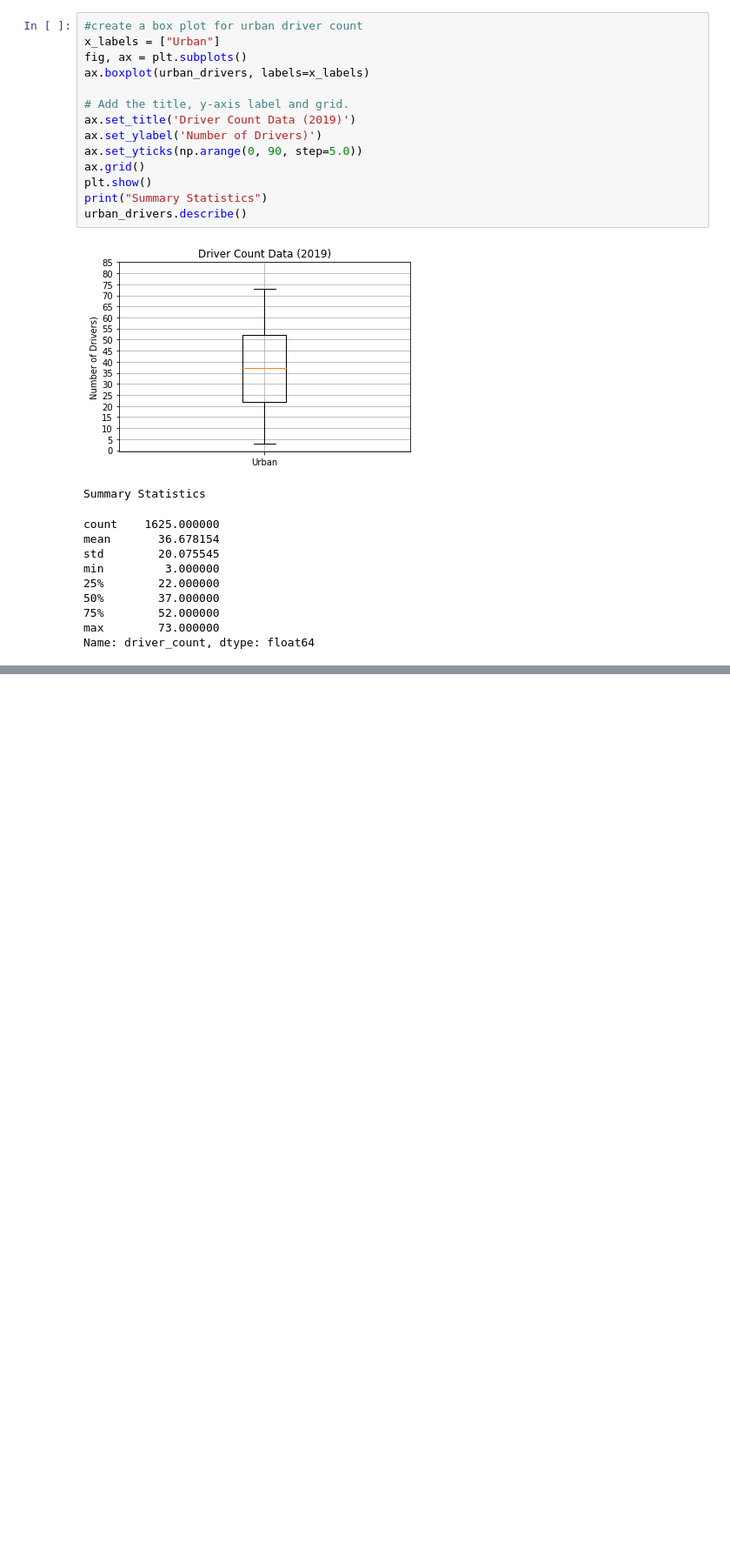
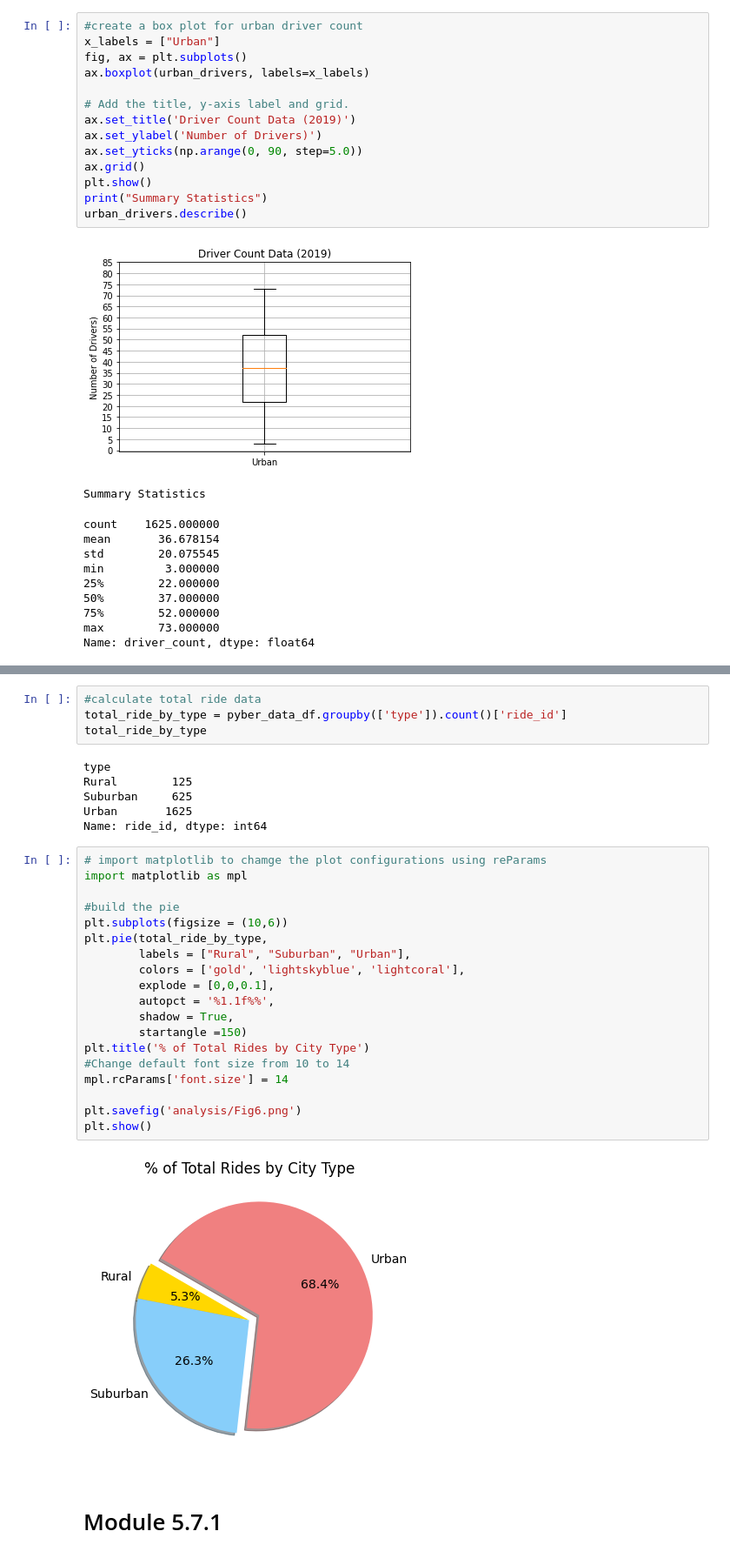
Before and after one commit to lucasbratland/PyBer_Analysis, a Jupyter notebook: PyBer.ipynb, the cells around one changed output, grey strips where cells are left out. Shown at 87% size. Drawn from its saved outputs; the diff is of its cells as text; blank space fills up the shorter version.

```diff
--- a/PyBer.ipynb
+++ b/PyBer.ipynb
@@ -800,0 +875,33 @@ plt.show()
+# %%
+#calculate total ride data
+total_ride_by_type = pyber_data_df.groupby(['type']).count()['ride_id']
+total_ride_by_type
+# %% [output]
+type
+Rural        125
+Suburban     625
+Urban       1625
+Name: ride_id, dtype: int64
+# %%
+# import matplotlib to chamge the plot configurations using reParams
+import matplotlib as mpl
+
+#build the pie
+plt.subplots(figsize = (10,6))
+plt.pie(total_ride_by_type,
+        labels = ["Rural", "Suburban", "Urban"],
+        colors = ['gold', 'lightskyblue', 'lightcoral'],
+        explode = [0,0,0.1],
+        autopct = '%1.1f%%',
+        shadow = True,
+        startangle =150)
+plt.title('% of Total Rides by City Type')
+#Change default font size from 10 to 14
+mpl.rcParams['font.size'] = 14
+
+plt.savefig('analysis/Fig6.png')
+plt.show()
+# %% [output]
+[figure, added]
+# %% [markdown]
+# Module 5.7.1
```
Also changed, not shown: parts of 16 cells of this notebook, 2 other files.
